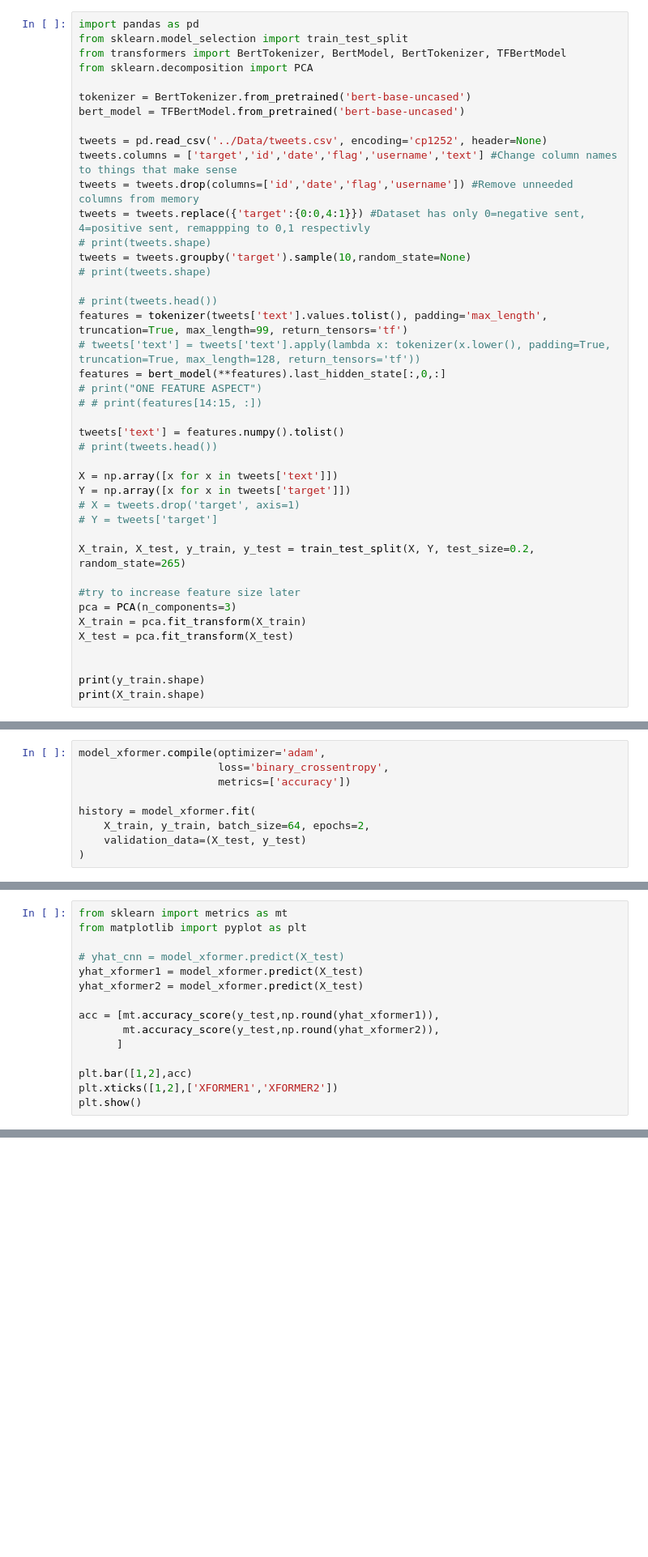
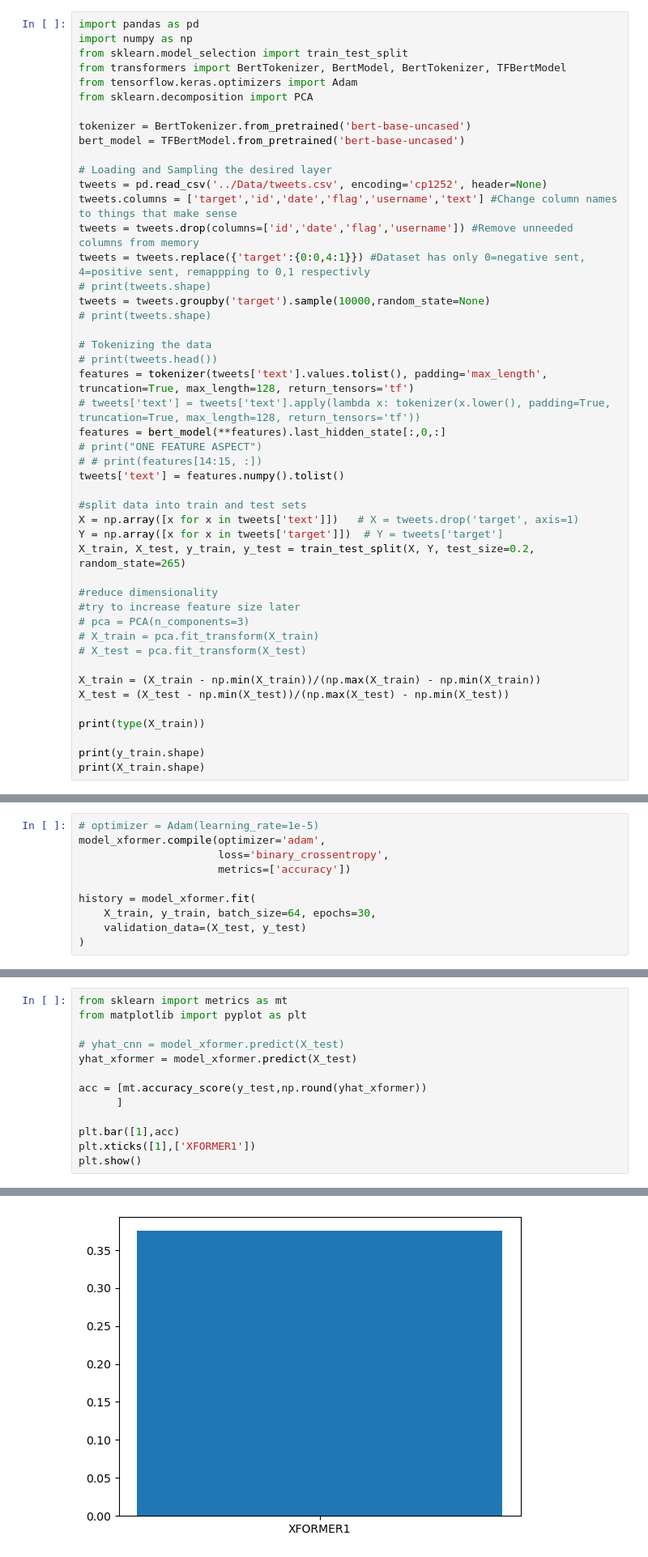
Before and after one commit to lattiric/ML_NN_Proj_02, a Jupyter notebook: Transformer_Test.ipynb, the cells around one changed output, grey strips where cells are left out. Shown at 81% size. Cells and saved outputs as stored; diff of their text form; blank space fills up the shorter version.

Commit message:
Got basic transformer to accept data

```diff
--- a/Transformer_Test.ipynb
+++ b/Transformer_Test.ipynb
@@ -1,42 +1,47 @@
 # %%
 import pandas as pd
+import numpy as np
 from sklearn.model_selection import train_test_split
 from transformers import BertTokenizer, BertModel, BertTokenizer, TFBertModel
+from tensorflow.keras.optimizers import Adam
 from sklearn.decomposition import PCA
 
 tokenizer = BertTokenizer.from_pretrained('bert-base-uncased')
 bert_model = TFBertModel.from_pretrained('bert-base-uncased')
 
+# Loading and Sampling the desired layer
 tweets = pd.read_csv('../Data/tweets.csv', encoding='cp1252', header=None)
 tweets.columns = ['target','id','date','flag','username','text'] #Change column names to things that make sense
 tweets = tweets.drop(columns=['id','date','flag','username']) #Remove unneeded columns from memory
 tweets = tweets.replace({'target':{0:0,4:1}}) #Dataset has only 0=negative sent, 4=positive sent, remappping to 0,1 respectivly
 # print(tweets.shape)
-tweets = tweets.groupby('target').sample(10,random_state=None)
+tweets = tweets.groupby('target').sample(10000,random_state=None)
 # print(tweets.shape)
 
+# Tokenizing the data
 # print(tweets.head())
-features = tokenizer(tweets['text'].values.tolist(), padding='max_length', truncation=True, max_length=99, return_tensors='tf')
+features = tokenizer(tweets['text'].values.tolist(), padding='max_length', truncation=True, max_length=128, return_tensors='tf')
 # tweets['text'] = tweets['text'].apply(lambda x: tokenizer(x.lower(), padding=True, truncation=True, max_length=128, return_tensors='tf'))
 features = bert_model(**features).last_hidden_state[:,0,:]
 # print("ONE FEATURE ASPECT")
 # # print(features[14:15, :])
+tweets['text'] = features.numpy().tolist()
 
-tweets['text'] = features.numpy().tolist()
-# print(tweets.head())
-
-X = np.array([x for x in tweets['text']])
-Y = np.array([x for x in tweets['target']])
-# X = tweets.drop('target', axis=1)
-# Y = tweets['target']
-
+#split data into train and test sets
+X = np.array([x for x in tweets['text']])   # X = tweets.drop('target', axis=1)
+Y = np.array([x for x in tweets['target']])  # Y = tweets['target']
 X_train, X_test, y_train, y_test = train_test_split(X, Y, test_size=0.2, random_state=265)
 
+#reduce dimensionality
 #try to increase feature size later
-pca = PCA(n_components=3)
-X_train = pca.fit_transform(X_train)
-X_test = pca.fit_transform(X_test)
+# pca = PCA(n_components=3)
+# X_train = pca.fit_transform(X_train)
+# X_test = pca.fit_transform(X_test)
 
+X_train = (X_train - np.min(X_train))/(np.max(X_train) - np.min(X_train))
+X_test = (X_test - np.min(X_test))/(np.max(X_test) - np.min(X_test))
+
+print(type(X_train))
 
 print(y_train.shape)
 print(X_train.shape)
@@ -160,12 +164,13 @@ Non-trainable params: 0
 _________________________________________________________________
 None
 # %%
+# optimizer = Adam(learning_rate=1e-5)
 model_xformer.compile(optimizer='adam',
                       loss='binary_crossentropy',
                       metrics=['accuracy'])
 
 history = model_xformer.fit(
-    X_train, y_train, batch_size=64, epochs=2,
+    X_train, y_train, batch_size=64, epochs=30,
     validation_data=(X_test, y_test)
 )
 # %% [output]
@@ -179,14 +195,12 @@ from sklearn import metrics as mt
 from matplotlib import pyplot as plt
 
 # yhat_cnn = model_xformer.predict(X_test)
-yhat_xformer1 = model_xformer.predict(X_test)
-yhat_xformer2 = model_xformer.predict(X_test)
+yhat_xformer = model_xformer.predict(X_test)
 
-acc = [mt.accuracy_score(y_test,np.round(yhat_xformer1)),
-       mt.accuracy_score(y_test,np.round(yhat_xformer2)),
+acc = [mt.accuracy_score(y_test,np.round(yhat_xformer))
       ]
 
-plt.bar([1,2],acc)
-plt.xticks([1,2],['XFORMER1','XFORMER2'])
+plt.bar([1],acc)
+plt.xticks([1],['XFORMER1'])
 plt.show()
 # %% [output]
@@ -194,2 +208,3 @@ ModuleNotFoundError: No module named 'matplotlib'
+[figure, added]
 # %%
 #model.get_layer(*name u get from model.summary*)
```
Also changed, not shown: parts of 4 cells of this notebook.
